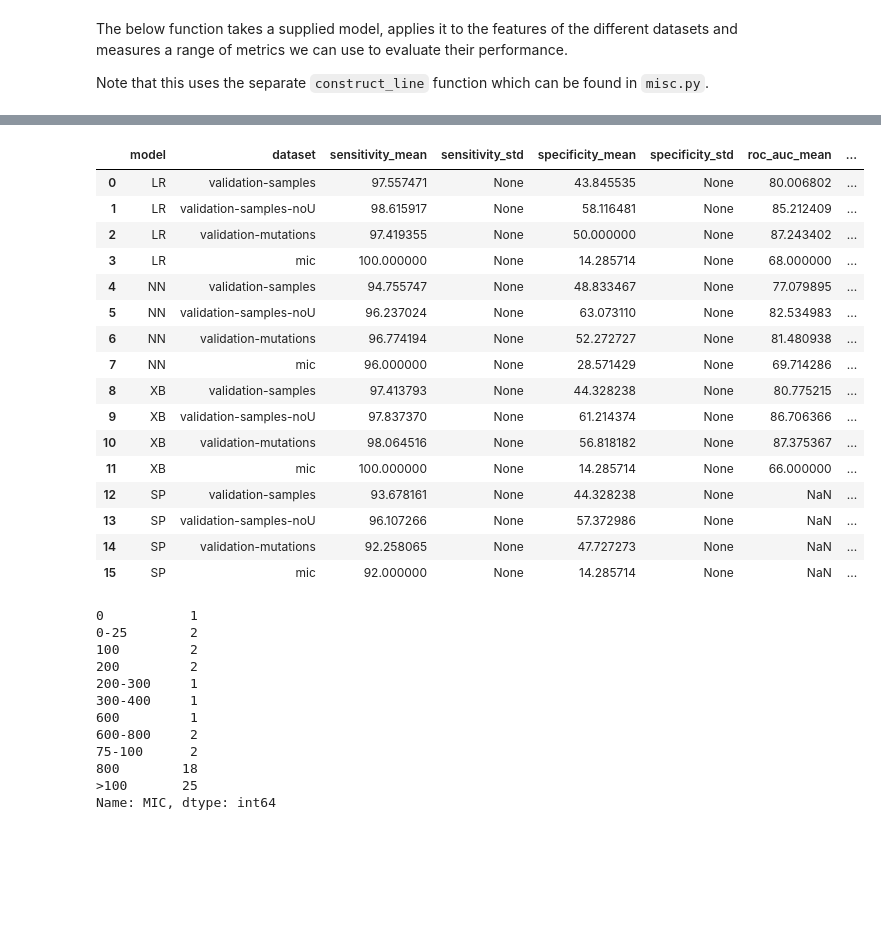
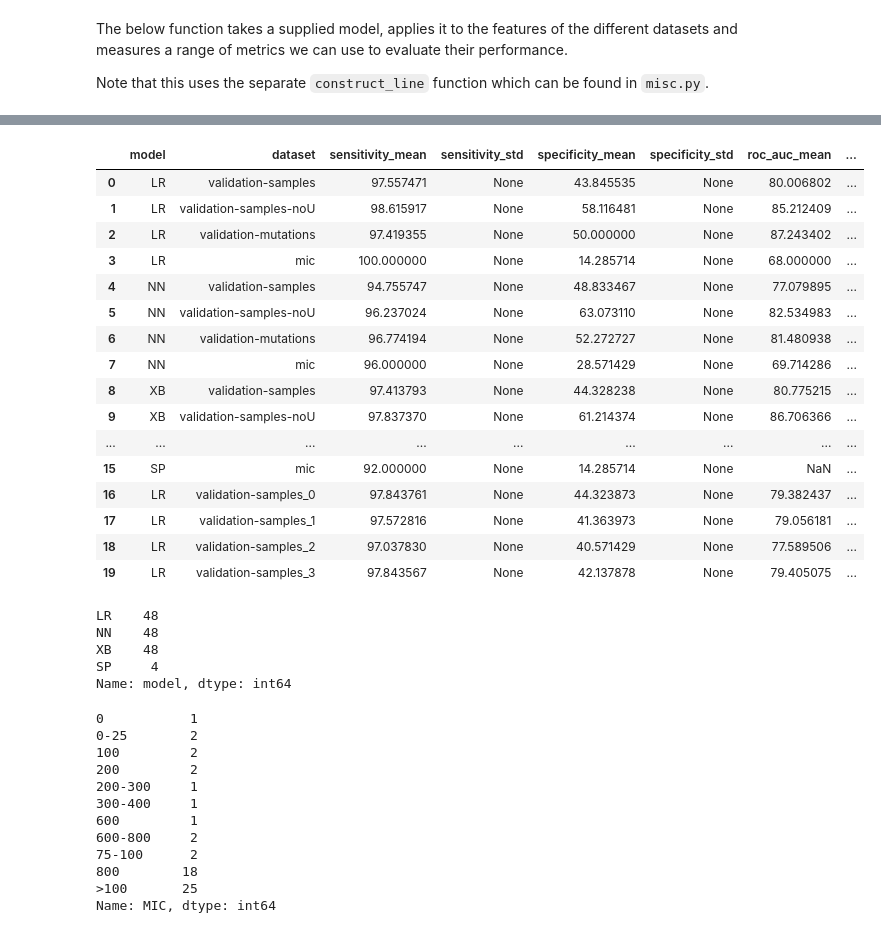
Before and after one commit to fowler-lab/predict-pyrazinamide-resistance, a Jupyter notebook: 12-validate-models.ipynb, the cells around one changed output, grey strips where cells are left out. Drawn from its saved outputs; the diff is of its cells as text; code cells hidden in the pictures; blank space fills up the shorter version.

Commit message:
added errors to validation

```diff
--- a/12-validate-models.ipynb
+++ b/12-validate-models.ipynb
@@ -87,3 +89,18 @@ for model in ['LR', 'NN', 'XB']:
 # %%
 for i in ['validation-samples', 'validation-samples-noU', 'validation-mutations', 'mic']:
     line.append(construct_line('SP', i, None, suspectpza[i], None))
+# %%
+def bootstrap_model(line, best_model, model_name, X, Y):
+    x={}
+    y={}
+    for dataset in ['validation-samples', 'validation-samples-noU', 'validation-mutations', 'mic']:
+        for i in range(10):
+            x['input'],y['input'] = resample(X[dataset]['input'], Y[dataset]['input'])
+            y['predicted'] = best_model.predict(x['input'])
+            y['scores'] = best_model.predict_proba(x['input'])[:,1]
+            row = construct_line(model_name, dataset+'_'+str(i), None, y, None)
+            line.append(row)
+    return(line)
+# %%
+for model in ['LR', 'NN', 'XB']:
+    line = bootstrap_model(line, best_model[model], model, X, Y)
@@ -89,0 +124,15 @@ for i in ['validation-samples', 'validation-samples-noU', 'validation-mutations'
+# %%
+line = []
+for i in ['validation-samples', 'validation-samples-noU', 'validation-mutations', 'mic']:
+    for model in ['LR', 'NN', 'XB']:
+        sens_mean = test_results[(test_results.model==model) & (test_results.dataset!=i) & (test_results.dataset.str.contains(i))].sensitivity_mean.mean()
+        sens_std = 1.96*test_results[(test_results.model==model) & (test_results.dataset!=i) & (test_results.dataset.str.contains(i))].sensitivity_mean.std()/10**0.5
+        spec_mean = test_results[(test_results.model==model) & (test_results.dataset!=i) & (test_results.dataset.str.contains(i))].specificity_mean.mean()
+        spec_std = 1.96*test_results[(test_results.model==model) & (test_results.dataset!=i) & (test_results.dataset.str.contains(i))].specificity_mean.std()/10**0.5
+        roc_mean = test_results[(test_results.model==model) & (test_results.dataset!=i) & (test_results.dataset.str.contains(i))].roc_auc_mean.mean()
+        row = [model, 'bootstrapped-'+i, sens_mean, sens_std, spec_mean, spec_std, roc_mean, None, None, None, None, None, None ]
+        line.append(row)
+
+extra_rows = pandas.DataFrame(line, columns=['model', 'dataset', 'sensitivity_mean', 'sensitivity_std', 'specificity_mean', 'specificity_std' ,'roc_auc_mean', 'roc_auc_std','TN','FP','FN','TP', 'model_parameters'])
+test_results  = pandas.concat([test_results, extra_rows])
+test_results
@@ -90,32 +153,41 @@ for i in ['validation-samples', 'validation-samples-noU', 'validation-mutations'
 # %%
-test_results = pandas.DataFrame(line, columns=['model', 'dataset', 'sensitivity_mean', 'sensitivity_std', 'specificity_mean', 'specificity_std' ,'roc_auc_mean', 'roc_auc_std','TN','FP','FN','TP', 'model_parameters'])
+# test_results = pandas.DataFrame(line, columns=['model', 'dataset', 'sensitivity_mean', 'sensitivity_std', 'specificity_mean', 'specificity_std' ,'roc_auc_mean', 'roc_auc_std','TN','FP','FN','TP', 'model_parameters'])
 
 # calculate the diagnostic odds ration
-test_results['diagnostic_odds_ratio_mean'] = (test_results['TN']*test_results['TP'])/(test_results['FN']*test_results['FP'])
+# test_results['diagnostic_odds_ratio_mean'] = (test_results['TN']*test_results['TP'])/(test_results['FN']*test_results['FP'])
+test_results['diagnostic_odds_ratio_mean'] = 0
 test_results['diagnostic_odds_ratio_std'] = 0
 
 # save to disc as a CSV
 test_results.to_csv('results-validation.csv', index=False)
 
-test_results
+test_results[:20]
 # %% [output]
 |  | model | dataset | sensitivity_mean | sensitivity_std | specificity_mean | specificity_std | roc_auc_mean | ... |
 | 0 | LR | validation-samples | 97.557471 | None | 43.845535 | None | 80.006802 | ... |
 | 1 | LR | validation-samples-noU | 98.615917 | None | 58.116481 | None | 85.212409 | ... |
 | 2 | LR | validation-mutations | 97.419355 | None | 50.000000 | None | 87.243402 | ... |
 | 3 | LR | mic | 100.000000 | None | 14.285714 | None | 68.000000 | ... |
 | 4 | NN | validation-samples | 94.755747 | None | 48.833467 | None | 77.079895 | ... |
 | 5 | NN | validation-samples-noU | 96.237024 | None | 63.073110 | None | 82.534983 | ... |
 | 6 | NN | validation-mutations | 96.774194 | None | 52.272727 | None | 81.480938 | ... |
 | 7 | NN | mic | 96.000000 | None | 28.571429 | None | 69.714286 | ... |
 | 8 | XB | validation-samples | 97.413793 | None | 44.328238 | None | 80.775215 | ... |
 | 9 | XB | validation-samples-noU | 97.837370 | None | 61.214374 | None | 86.706366 | ... |
-| 10 | XB | validation-mutations | 98.064516 | None | 56.818182 | None | 87.375367 | ... |
-| 11 | XB | mic | 100.000000 | None | 14.285714 | None | 66.000000 | ... |
-| 12 | SP | validation-samples | 93.678161 | None | 44.328238 | None | NaN | ... |
-| 13 | SP | validation-samples-noU | 96.107266 | None | 57.372986 | None | NaN | ... |
-| 14 | SP | validation-mutations | 92.258065 | None | 47.727273 | None | NaN | ... |
+| ... | ... | ... | ... | ... | ... | ... | ... | ... |
 | 15 | SP | mic | 92.000000 | None | 14.285714 | None | NaN | ... |
+| 16 | LR | validation-samples_0 | 97.843761 | None | 44.323873 | None | 79.382437 | ... |
+| 17 | LR | validation-samples_1 | 97.572816 | None | 41.363973 | None | 79.056181 | ... |
+| 18 | LR | validation-samples_2 | 97.037830 | None | 40.571429 | None | 77.589506 | ... |
+| 19 | LR | validation-samples_3 | 97.843567 | None | 42.137878 | None | 79.405075 | ... |
+# %%
+test_results.model.value_counts()
+# %% [output]
+LR    48
+NN    48
+XB    48
+SP     4
+Name: model, dtype: int64
 # %%
 mics = pandas.read_csv('data/ds-mic-phen.csv')
 mics.MIC.value_counts().sort_index()
```
Also changed, not shown: parts of 3 cells of this notebook, 4 other files.
